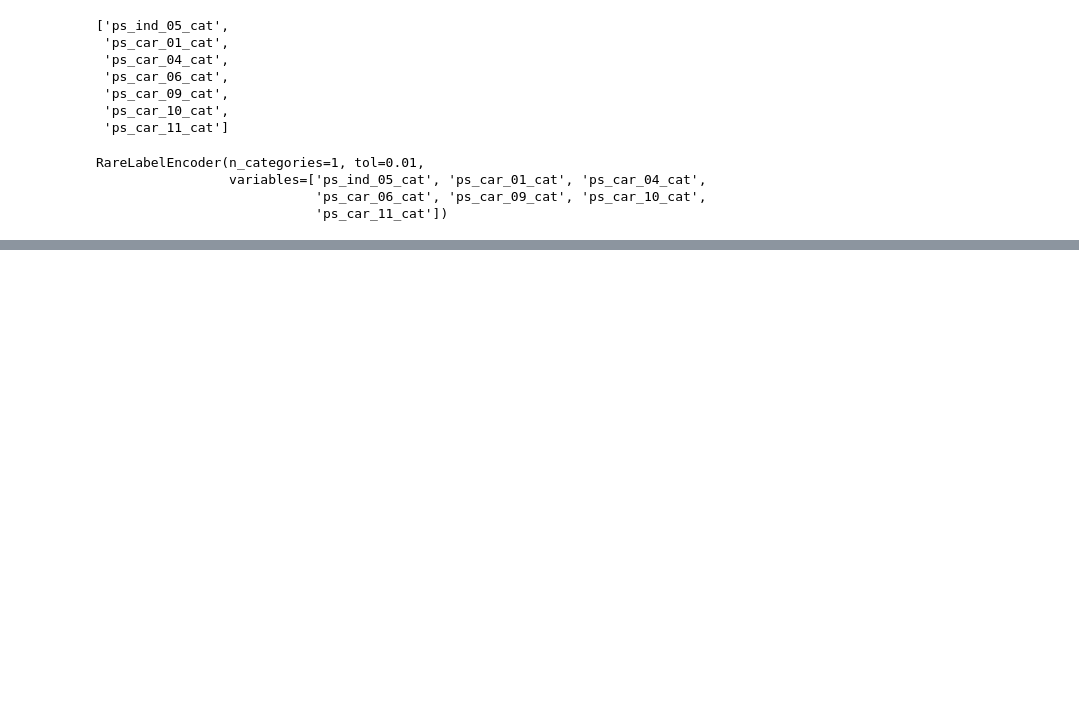
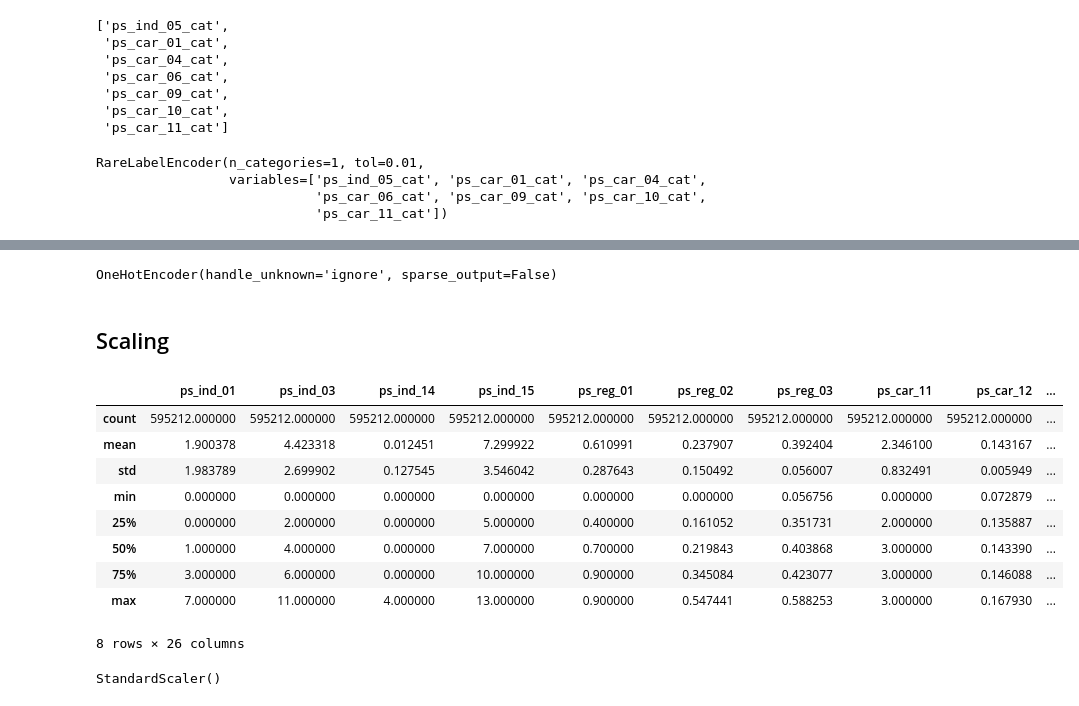
Before and after one commit to RodolfoPCruz/insurance-safe-driver-prediction, a Jupyter notebook: feature_engineering.ipynb, the cells around one changed output, grey strips where cells are left out. Saved outputs shown, nothing was run; the diff lists cells and outputs as text; code cells hidden in the pictures; blank space fills up the shorter version.

Commit message:
feat: Scaling, agrupamento de labels raras em uma unica e enconding features categoricas

```diff
--- a/feature_engineering.ipynb
+++ b/feature_engineering.ipynb
@@ -255,8 +258,8 @@ dtypes: float64(9), int64(5)
 memory usage: 63.6 MB
 # %%
 #transformação do formato dos dados
-train[cat_features]=train[cat_features].astype('object')
-test[cat_features] =test[cat_features].astype('object')
+train[cat_features]=train[cat_features].astype(object)
+test[cat_features] =test[cat_features].astype(object)
 # %%
 missing_threshold=1/100
 #features categóricas com número de missing values superior ao thresold
@@ -525,0 +533,9 @@ memory usage: 63.6+ MB
+# %%
+#one hot encoder
+train[cat_features]=train[cat_features].astype(str) #Necessário converter para string para que todos os valores na coluna tenham o mesmo formato
+test[cat_features]=test[cat_features].astype(str)
+
+enc = OneHotEncoder(handle_unknown='ignore',sparse_output=False)
+enc.fit(train[cat_features])
+# %% [output]
+OneHotEncoder(handle_unknown='ignore', sparse_output=False)
@@ -525,0 +547,15 @@ memory usage: 63.6+ MB
+# %% [markdown]
+## Scaling
+# %%
+train[num_features].describe()
+# %% [output]
+|  | ps_ind_01 | ps_ind_03 | ps_ind_14 | ps_ind_15 | ps_reg_01 | ps_reg_02 | ps_reg_03 | ps_car_11 | ps_car_12 | ... |
+| count | 595212.000000 | 595212.000000 | 595212.000000 | 595212.000000 | 595212.000000 | 595212.000000 | 595212.000000 | 595212.000000 | 595212.000000 | ... |
+| mean | 1.900378 | 4.423318 | 0.012451 | 7.299922 | 0.610991 | 0.237907 | 0.392404 | 2.346100 | 0.143167 | ... |
+| std | 1.983789 | 2.699902 | 0.127545 | 3.546042 | 0.287643 | 0.150492 | 0.056007 | 0.832491 | 0.005949 | ... |
+| min | 0.000000 | 0.000000 | 0.000000 | 0.000000 | 0.000000 | 0.000000 | 0.056756 | 0.000000 | 0.072879 | ... |
+| 25% | 0.000000 | 2.000000 | 0.000000 | 5.000000 | 0.400000 | 0.161052 | 0.351731 | 2.000000 | 0.135887 | ... |
+| 50% | 1.000000 | 4.000000 | 0.000000 | 7.000000 | 0.700000 | 0.219843 | 0.403868 | 3.000000 | 0.143390 | ... |
+| 75% | 3.000000 | 6.000000 | 0.000000 | 10.000000 | 0.900000 | 0.345084 | 0.423077 | 3.000000 | 0.146088 | ... |
+| max | 7.000000 | 11.000000 | 4.000000 | 13.000000 | 0.900000 | 0.547441 | 0.588253 | 3.000000 | 0.167930 | ... |
+8 rows × 26 columns
@@ -525,0 +564,5 @@ memory usage: 63.6+ MB
+# %%
+#fit nos dados de treino
+scaler.fit(train[num_features])
+# %% [output]
+StandardScaler()
```
Also changed, not shown: parts of 10 cells of this notebook.
